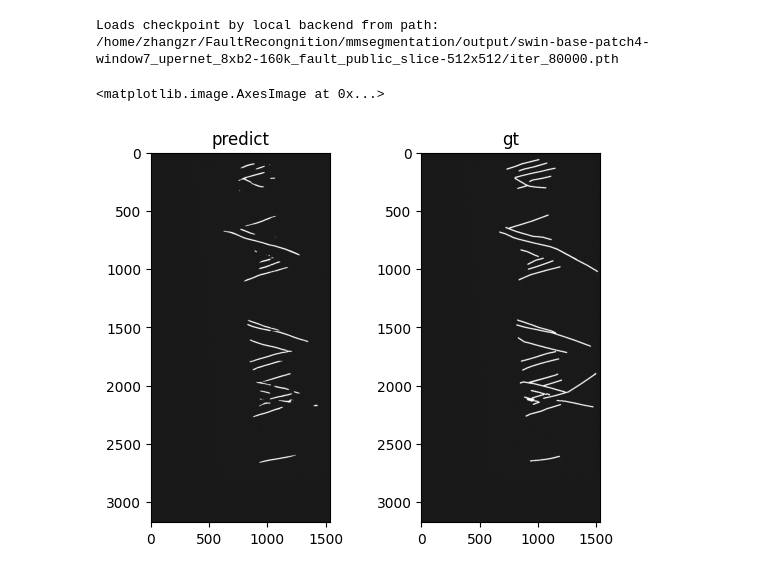
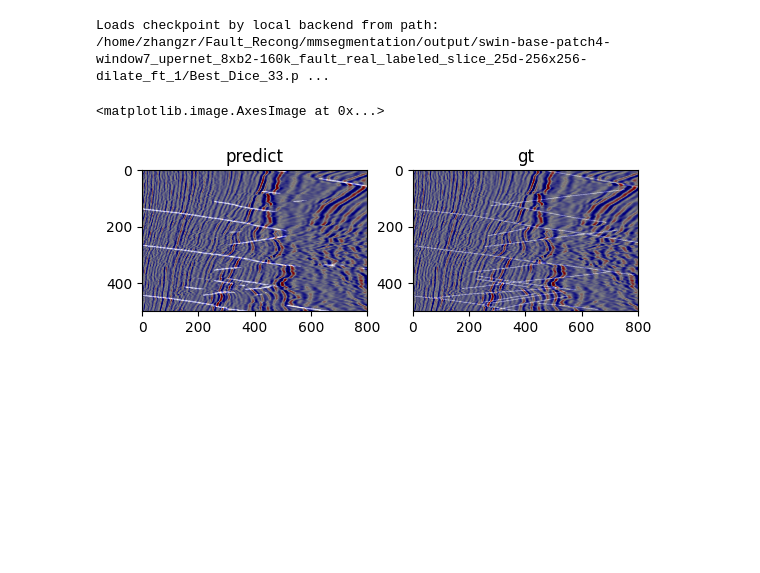
Before and after one commit to Kinlyran/Fault_Recong_zzr, a Jupyter notebook: mmsegmentation/projects/Fault_recong/inference_demo.ipynb, the cells around one changed output. Cells and saved outputs as stored; diff of their text form; code cells hidden in the pictures; blank space fills up the shorter version.

```diff
--- a/mmsegmentation/projects/Fault_recong/inference_demo.ipynb
+++ b/mmsegmentation/projects/Fault_recong/inference_demo.ipynb
@@ -7,38 +7,46 @@ from mmseg.apis import init_model, inference_model, show_result_pyplot
 import os
 import numpy as np
 # %%
-config_file = '/home/zhangzr/FaultRecongnition/mmsegmentation/output/swin-base-patch4-window7_upernet_8xb2-160k_fault_public_slice-512x512/swin-base-patch4-window7_upernet_8xb2-160k_fault_public_slice-512x512.py'
-checkpoint_file = '/home/zhangzr/FaultRecongnition/mmsegmentation/output/swin-base-patch4-window7_upernet_8xb2-160k_fault_public_slice-512x512/iter_80000.pth'
+config_file = '/home/zhangzr/Fault_Recong/mmsegmentation/output/swin-base-patch4-window7_upernet_8xb2-160k_fault_real_labeled_slice_25d-256x256-dilate_ft_1/swin-base-patch4-window7_upernet_8xb2-160k_fault_real_labeled_slice_25d-256x256-dilate_ft_1.py'
+checkpoint_file = '/home/zhangzr/Fault_Recong/mmsegmentation/output/swin-base-patch4-window7_upernet_8xb2-160k_fault_real_labeled_slice_25d-256x256-dilate_ft_1/Best_Dice_33.pth'
 # %%
 # build the model from a config file and a checkpoint file
 model = init_model(config_file, checkpoint_file, device='cuda:0')
 # model = init_model(config_file, checkpoint_file, device='cpu')
 # %% [output]
-Loads checkpoint by local backend from path: /home/zhangzr/FaultRecongnition/mmsegmentation/output/swin-base-patch4-window7_upernet_8xb2-160k_fault_public_slice-512x512/iter_80000.pth
+Loads checkpoint by local backend from path: /home/zhangzr/Fault_Recong/mmsegmentation/output/swin-base-patch4-window7_upernet_8xb2-160k_fault_real_labeled_slice_25d-256x256-dilate_ft_1/Best_Dice_33.p ...
 # %%
 # test a single image
-root_dir = '/home/zhangzr/FaultRecongnition/Fault_data/public_data/2d_slices/val/image'
+root_dir = '/home/zhangzr/Fault_Recong/Fault_data/real_labeled_data/2d_slices/val/image'
 idx = 100
-img_lst = os.listdir(root_dir)
-img = np.load(os.path.join(root_dir, img_lst[idx]))
+convert_25d = True
+if convert_25d:
+    img_cur = np.load(os.path.join(root_dir, f'{idx}.npy'))
+    img_prev = np.load(os.path.join(root_dir, f'{max(idx-5,0)}.npy'))
+    img_future = np.load(os.path.join(root_dir, f'{min(idx+5,127)}.npy'))
+    img_input = np.stack([img_prev, img_cur, img_future], axis=2)
+else:
+    img_cur = np.load(os.path.join(root_dir, f'{idx}.npy'))
+    img_input = img_cur
+
 if not torch.cuda.is_available():
     model = revert_sync_batchnorm(model)
-result = inference_model(model, img)
+result = inference_model(model, img_input)
 pred = result.pred_sem_seg.data.detach().cpu().squeeze(0).numpy()
 # print(pred)
-ann = mmcv.imread(os.path.join(root_dir.replace('image', 'ann'),img_lst[idx].replace('npy', 'png')), flag='unchanged')
+ann = mmcv.imread(os.path.join(root_dir.replace('image', 'ann'), f'{idx}.png'), flag='unchanged')
 # %%
 # show the results
 # vis_result = show_result_pyplot(model, img, result)
 # plt.imshow(mmcv.bgr2rgb(vis_result))
 plt.subplot(1,2,1)
 plt.title('predict')
-plt.imshow(img, cmap='seismic')
-plt.imshow(pred, cmap='gray', alpha=0.9)
+plt.imshow(img_cur, cmap='seismic')
+plt.imshow(pred, cmap='gray', alpha=0.5)
 plt.subplot(1,2,2)
 plt.title('gt')
-plt.imshow(img, cmap='seismic')
-plt.imshow(ann, cmap='gray', alpha=0.9)
+plt.imshow(img_cur, cmap='seismic')
+plt.imshow(ann, cmap='gray', alpha=0.5)
 # %% [output]
 <matplotlib.image.AxesImage at 0x...>
-[figure, old version]
+[figure, new version]
```
